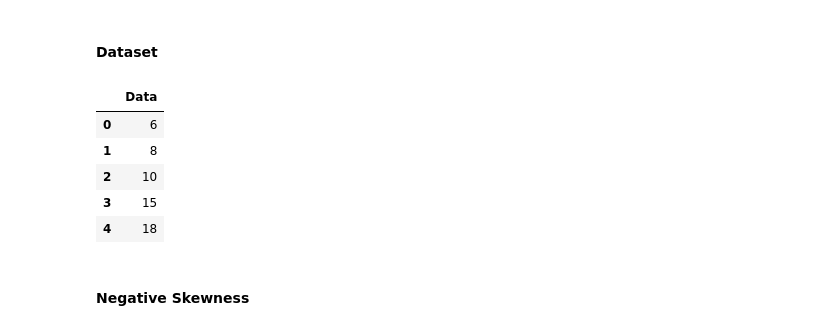
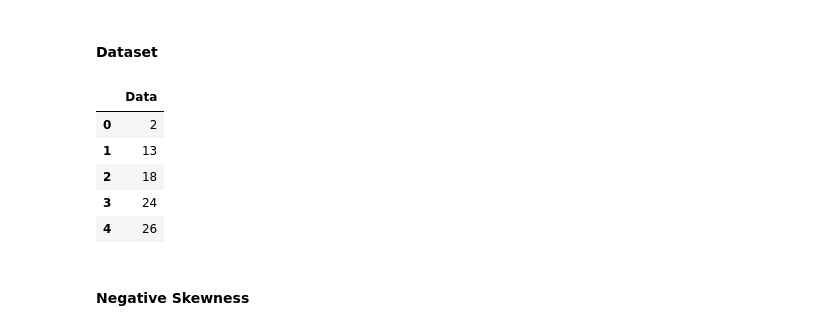
Before and after one commit to madhavrs2106/Data-Science-Notes, a Jupyter notebook: 1. Statistics/4.Skewness.ipynb, the cells around one changed output. Cells and saved outputs as stored; diff of their text form; code cells hidden in the pictures.

```diff
--- a/1. Statistics/4.Skewness.ipynb
+++ b/1. Statistics/4.Skewness.ipynb
@@ -133,16 +137,16 @@ plt.show()
 # %%
 dataset_NS = pd.DataFrame({
     "Data" : [2,13,18,24,26,33,36,38,42,44,48,52,54,55,56,58,59,61,62,65,66,66,67,68,69,71,72,72,73,74,75,75,75,75,76,77,78,79,81,84,85,86,88,97,98]
 })
 
-dataset.head()
+dataset_NS.head()
 # %% [output]
 |  | Data |
-| 0 | 6 |
-| 1 | 8 |
-| 2 | 10 |
-| 3 | 15 |
-| 4 | 18 |
+| 0 | 2 |
+| 1 | 13 |
+| 2 | 18 |
+| 3 | 24 |
+| 4 | 26 |
 # %% [markdown]
 #### **Negative Skewness**
 # %%
```
Also changed, not shown: parts of 11 cells of this notebook, 3 other files.
